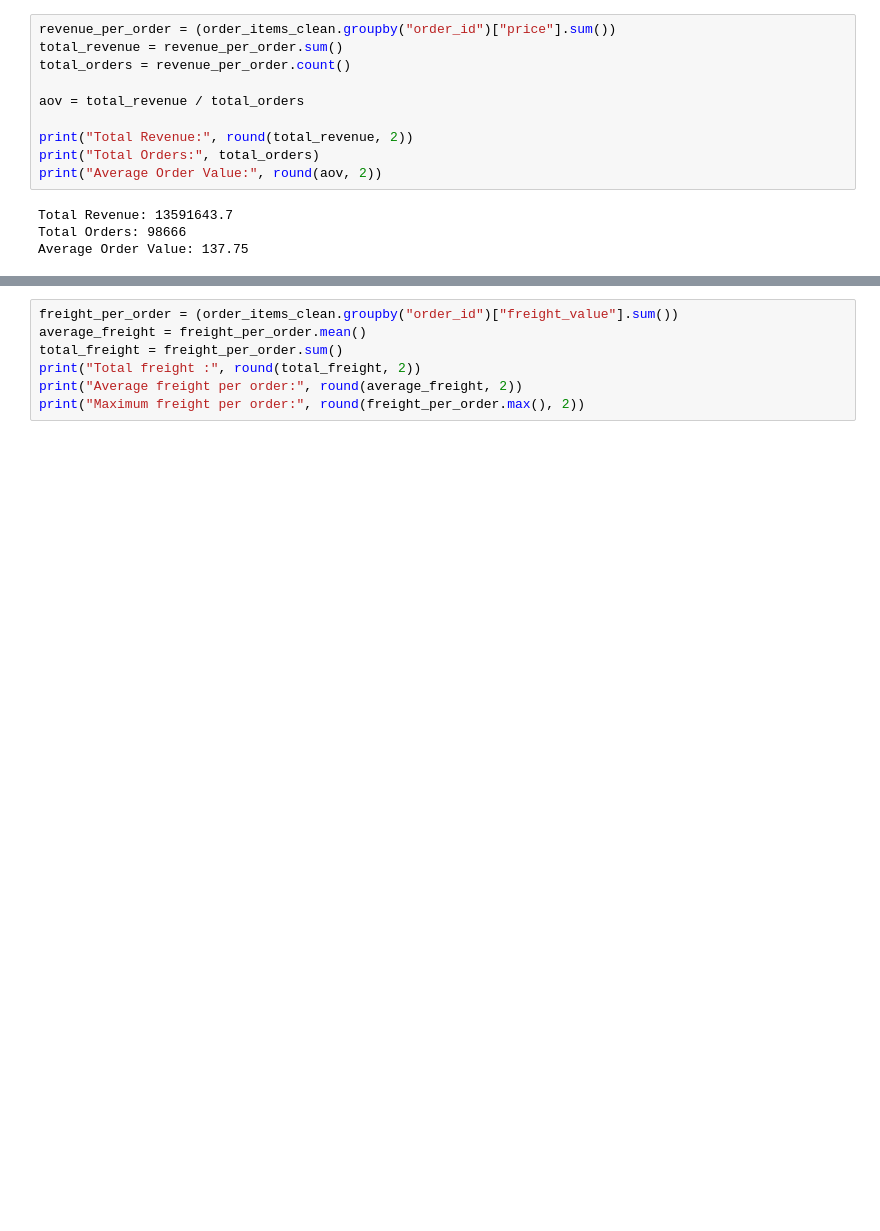
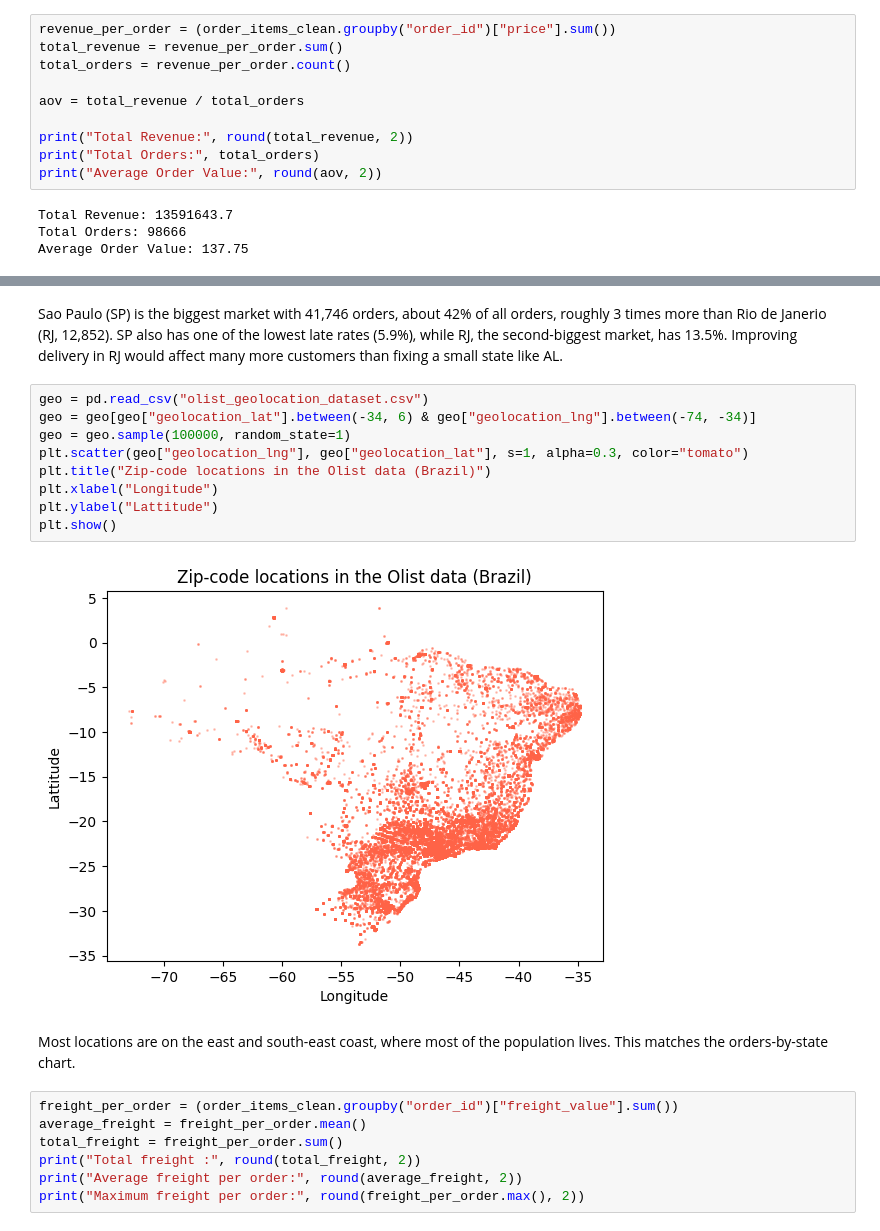
Before and after one commit to guntimanoj/olist-ecommerce-data-analysis, a Jupyter notebook: notebooks/01_data_exploration.ipynb, the cells around one changed output, grey strips where cells are left out. Saved outputs shown, nothing was run; the diff lists cells and outputs as text; blank space fills up the shorter version.

Commit message:
Update data exploration notebook

```diff
--- a/notebooks/01_data_exploration.ipynb
+++ b/notebooks/01_data_exploration.ipynb
@@ -732,3 +766,18 @@ Average Order Value: 137.75
+# %% [markdown]
+Sao Paulo (SP) is the biggest market with 41,746 orders, about 42% of all orders, roughly 3 times more than Rio de Janerio (RJ, 12,852). SP also has one of the lowest late rates (5.9%), while RJ, the second-biggest market, has 13.5%. Improving delivery in RJ would affect many more customers than fixing a small state like AL.
+# %%
+geo = pd.read_csv("olist_geolocation_dataset.csv")
+geo = geo[geo["geolocation_lat"].between(-34, 6) & geo["geolocation_lng"].between(-74, -34)]
+geo = geo.sample(100000, random_state=1)
+plt.scatter(geo["geolocation_lng"], geo["geolocation_lat"], s=1, alpha=0.3, color="tomato")
+plt.title("Zip-code locations in the Olist data (Brazil)")
+plt.xlabel("Longitude")
+plt.ylabel("Lattitude")
+plt.show()
+# %% [output]
+[figure, added]
+# %% [markdown]
+Most locations are on the east and south-east coast, where most of the population lives. This matches the orders-by-state chart.
 # %%
 freight_per_order = (order_items_clean.groupby("order_id")["freight_value"].sum())
 average_freight = freight_per_order.mean()
```
Also changed, not shown: parts of 27 cells of this notebook.
